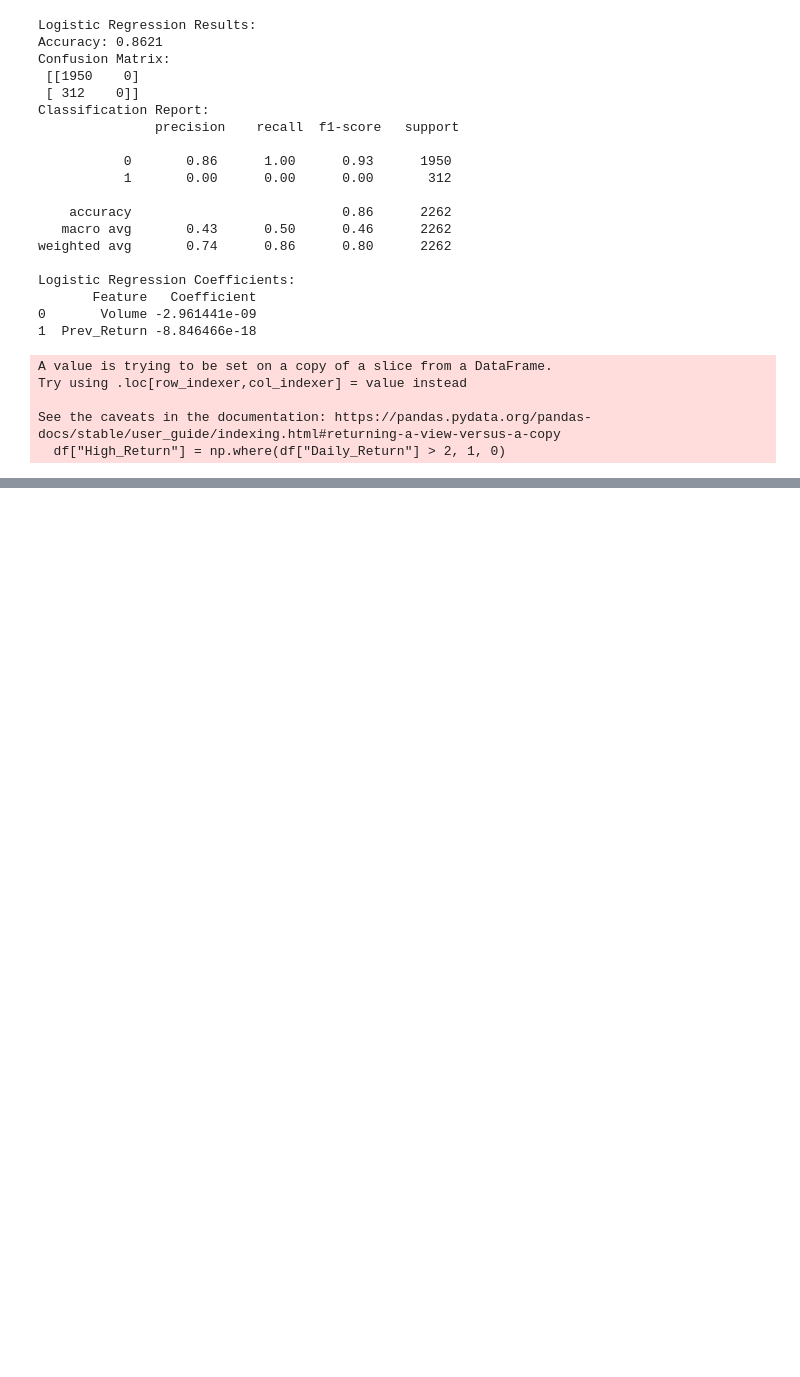
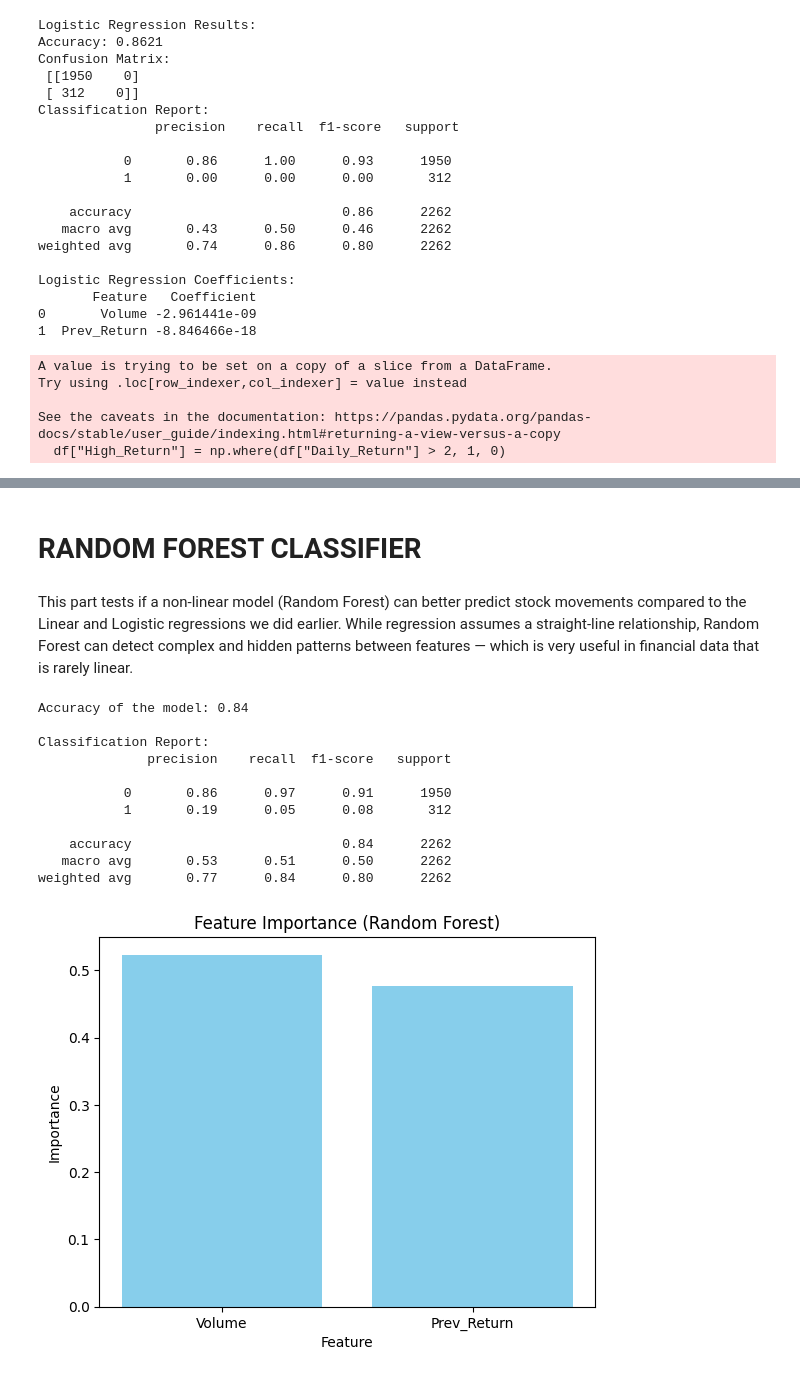
Before and after one commit to Ikrammsr/apple-stock-analysis-project, a Jupyter notebook: apple_stock_analysis_v2.ipynb, the cells around one changed output, grey strips where cells are left out. Saved outputs shown, nothing was run; the diff lists cells and outputs as text; code cells hidden in the pictures; blank space fills up the shorter version.

```diff
--- a/apple_stock_analysis_v2.ipynb
+++ b/apple_stock_analysis_v2.ipynb
@@ -546,0 +598,60 @@ See the caveats in the documentation: https://pandas.pydata.org/pandas-docs/stab
+# %% [markdown]
+# RANDOM FOREST CLASSIFIER
+# %% [markdown]
+This part tests if a non-linear model (Random Forest) can better predict stock movements compared to the Linear and Logistic regressions we did earlier.
+While regression assumes a straight-line relationship, Random Forest can detect complex and hidden patterns between features — which is very useful in financial data that is rarely linear.
+# %%
+# --- Import needed libraries ---
+from sklearn.ensemble import RandomForestClassifier
+from sklearn.model_selection import train_test_split
+from sklearn.metrics import accuracy_score, classification_report
+import matplotlib.pyplot as plt
+import pandas as pd
+import numpy as np
+
+# --- Step 1: Define our features (inputs) and target (output) ---
+X = df[["Volume", "Prev_Return"]]   # what the model will use to predict
+y = df["High_Return"]               # what we want to predict (1 = high return, 0 = not high)
+
+# --- Step 2: Split data into training (80%) and testing (20%) ---
+X_train, X_test, y_train, y_test = train_test_split(X, y, test_size=0.2, random_state=42)
+
+# --- Step 3: Create and train the Random Forest model ---
+rf_model = RandomForestClassifier(n_estimators=100, random_state=42)
+rf_model.fit(X_train, y_train)
+
+# --- Step 4: Make predictions ---
+y_pred = rf_model.predict(X_test)
+
+# --- Step 5: Evaluate the model ---
+acc = accuracy_score(y_test, y_pred)
+print(f"Accuracy of the model: {acc:.2f}")
+
+print("\nClassification Report:")
+print(classification_report(y_test, y_pred))
+
+# --- Step 6: See which features are most important ---
+importance = pd.DataFrame({
+    "Feature": X.columns,
+    "Importance": rf_model.feature_importances_
+}).sort_values(by="Importance", ascending=False)
+
+# --- Step 7: Plot feature importance ---
+plt.bar(importance["Feature"], importance["Importance"], color="skyblue")
+plt.title("Feature Importance (Random Forest)")
+plt.xlabel("Feature")
+plt.ylabel("Importance")
+plt.show()
+# %% [output]
+Accuracy of the model: 0.84
+
+Classification Report:
+              precision    recall  f1-score   support
+
+           0       0.86      0.97      0.91      1950
+           1       0.19      0.05      0.08       312
+
+    accuracy                           0.84      2262
+   macro avg       0.53      0.51      0.50      2262
+weighted avg       0.77      0.84      0.80      2262
+[figure, added]
```
Also changed, not shown: parts of 5 cells of this notebook.
